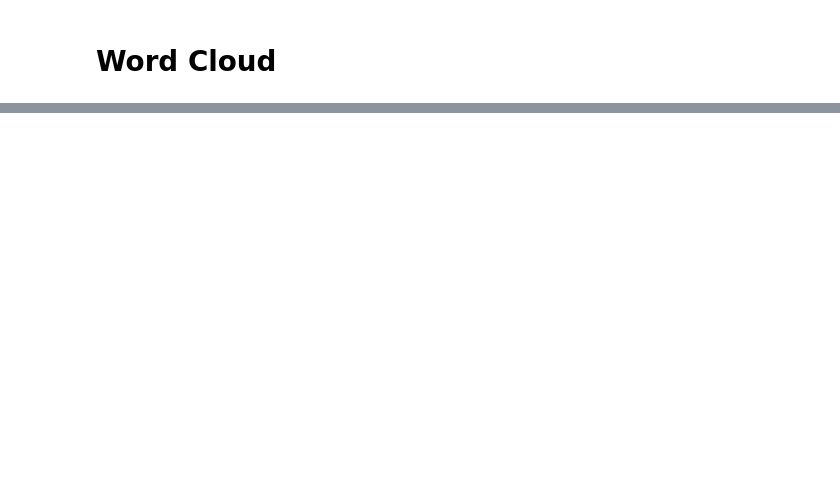
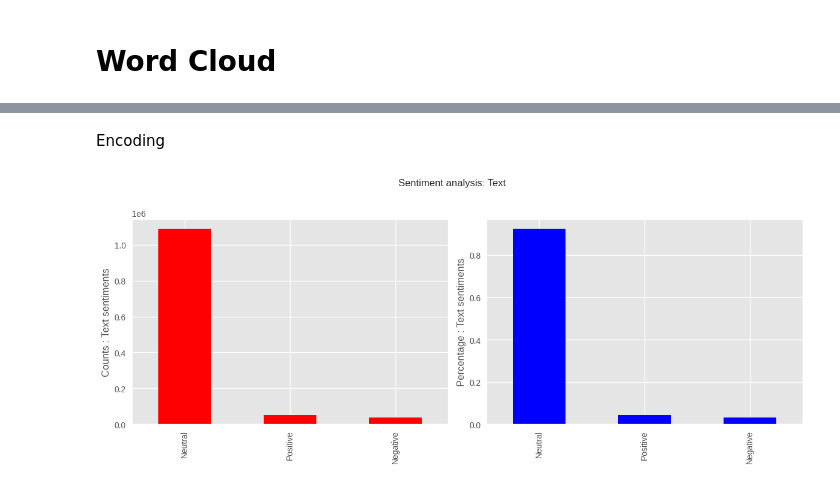
Before and after one commit to candanbayar/2022352_ID_Wordle_Twitter_Dataset_, a Jupyter notebook: Big_Data_Wordle_.ipynb, the cells around one changed output, grey strips where cells are left out. Cells and saved outputs as stored; diff of their text form; code cells hidden in the pictures; blank space fills up the shorter version.

```diff
--- a/Big_Data_Wordle_.ipynb
+++ b/Big_Data_Wordle_.ipynb
@@ -204,0 +294,14 @@ show_wordcloud(tw['tweet_text'] , title = 'Prevalend words in tweets')
+# %%
+# make sentiment analysis positive , negative and neutral
+from nltk.sentiment import SentimentIntensityAnalyzer
+import nltk
+nltk.download('vader_lexicon')
+
+sia = SentimentIntensityAnalyzer()
+def find_sentiment(post):
+    if sia.polarity_scores(post)["compound"] > 0:
+        return "Positive"
+    elif sia.polarity_scores(post)["compound"] < 0:
+        return "Negative"
+    else:
+        return "Neutral"
@@ -204,0 +310,3 @@ show_wordcloud(tw['tweet_text'] , title = 'Prevalend words in tweets')
+# %%
+tw['sentiment'] = tw['tweet_text'].apply(lambda x: find_sentiment(x))
+tw.head(10)
@@ -204,0 +325,2 @@ show_wordcloud(tw['tweet_text'] , title = 'Prevalend words in tweets')
+# %% [markdown]
+Encoding
@@ -204,0 +341,22 @@ show_wordcloud(tw['tweet_text'] , title = 'Prevalend words in tweets')
+# %%
+# total sentiment analysis and show plotly
+
+def plot_sentiment(tw, feature, title):
+    counts = tw[feature].value_counts()
+    percent = counts/sum(counts)
+
+    fig, (ax1, ax2) = plt.subplots(ncols=2, figsize=(12, 5))
+
+    counts.plot(kind='bar', ax=ax1, color='red')
+    percent.plot(kind='bar', ax=ax2, color='blue')
+    ax1.set_ylabel(f'Counts : {title} sentiments', size=12)
+    ax2.set_ylabel(f'Percentage : {title} sentiments', size=12)
+    plt.suptitle(f"Sentiment analysis: {title}\n")
+    plt.tight_layout()
+    plt.show()
+# %%
+# visiualisiation
+
+plot_sentiment(tw, 'sentiment', 'Text')
+# %% [output]
+[figure, added]
```
Also changed, not shown: parts of 14 cells of this notebook.
